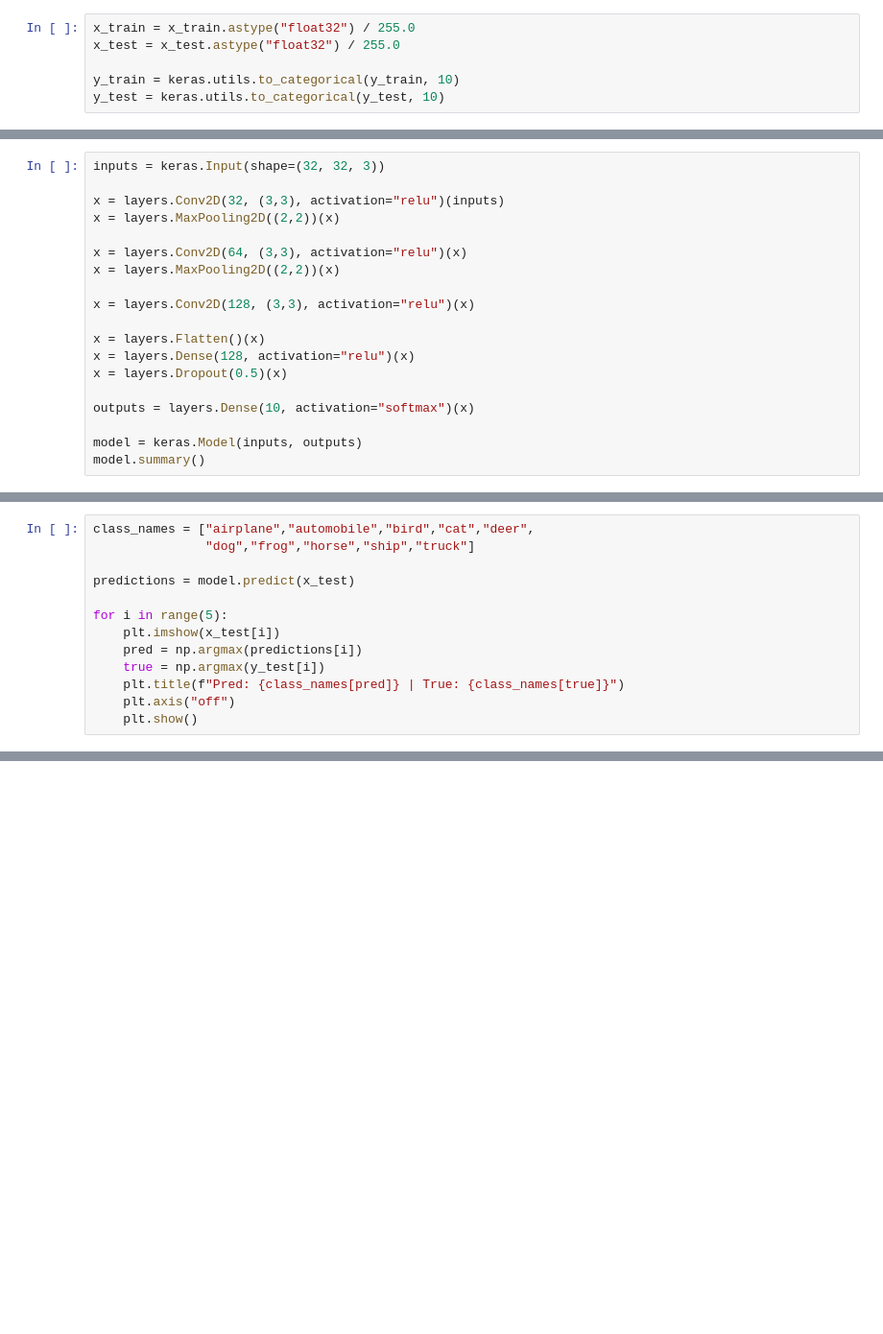
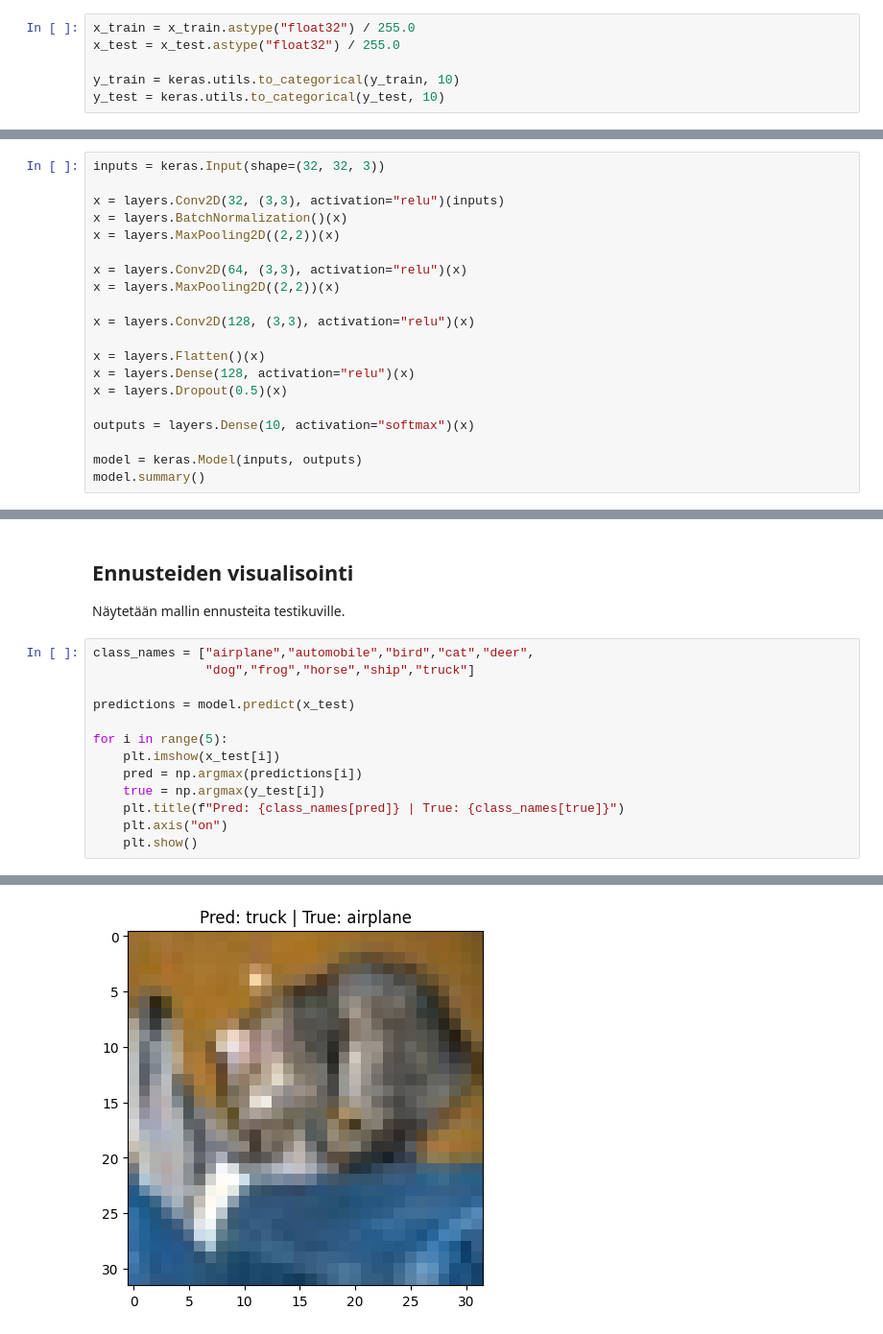
Before and after one commit to RedEyeSH/Neuralnetworkproject, a Jupyter notebook: Cifar-10/CNN.ipynb, the cells around one changed output, grey strips where cells are left out. Shown at 96% size. Drawn from its saved outputs; the diff is of its cells as text; blank space fills up the shorter version.

```diff
--- a/Cifar-10/CNN.ipynb
+++ b/Cifar-10/CNN.ipynb
@@ -27,6 +44,7 @@ y_test = keras.utils.to_categorical(y_test, 10)
 inputs = keras.Input(shape=(32, 32, 3))
 
 x = layers.Conv2D(32, (3,3), activation="relu")(inputs)
+x = layers.BatchNormalization()(x)
 x = layers.MaxPooling2D((2,2))(x)
 
 x = layers.Conv2D(64, (3,3), activation="relu")(x)
@@ -111,3 +147,7 @@ plt.show()
+# %% [markdown]
+## Ennusteiden visualisointi
+
+Näytetään mallin ennusteita testikuville.
 # %%
 class_names = ["airplane","automobile","bird","cat","deer",
                "dog","frog","horse","ship","truck"]
@@ -119,5 +159,6 @@ for i in range(5):
     pred = np.argmax(predictions[i])
     true = np.argmax(y_test[i])
     plt.title(f"Pred: {class_names[pred]} | True: {class_names[true]}")
-    plt.axis("off")
+    plt.axis("on")
     plt.show()
+# %% [output]
@@ -123,0 +166 @@ for i in range(5):
+[figure, added]
```
Also changed, not shown: parts of 18 cells of this notebook.
